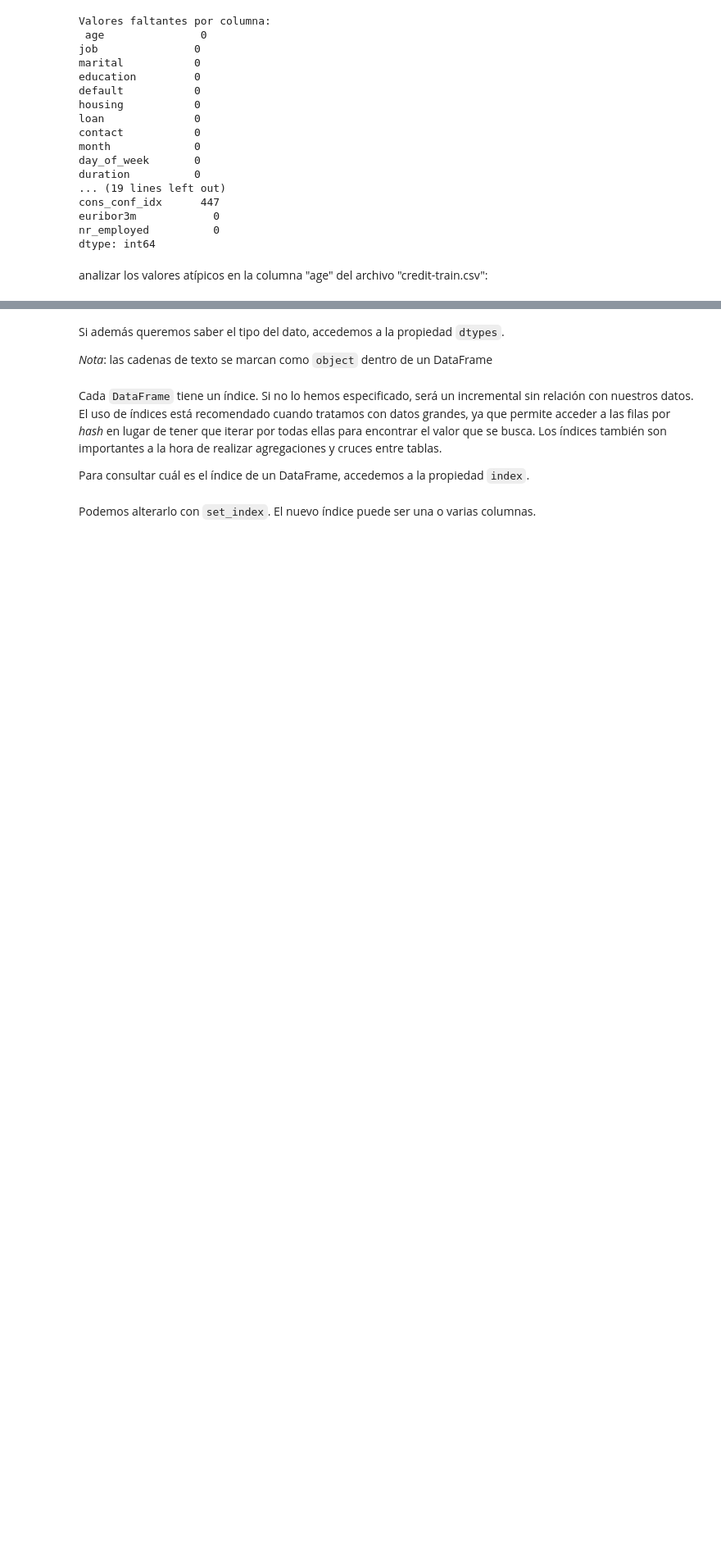
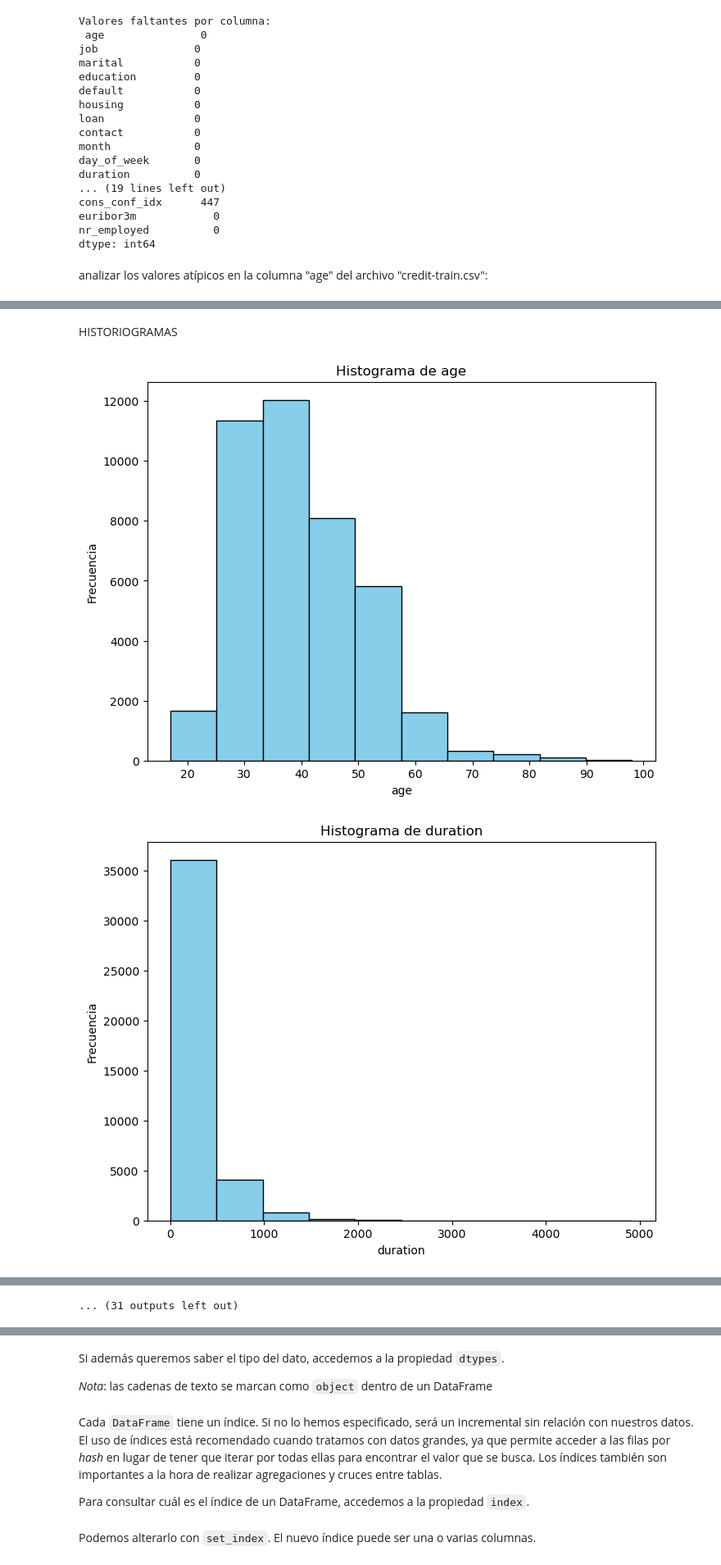
Before and after one commit to mpadinrepo/BIGDATA_IA, a Jupyter notebook: BIGDATA_IA/ML_VANESA/Unidad2_Aprendizaje_Supervisada/Proxecto UD2-20240205/ML.UD2.Supervised-FinalProject.ipynb, the cells around one changed output, grey strips where cells are left out. Shown at 82% size. Saved outputs shown, nothing was run; the diff lists cells and outputs as text; code cells hidden in the pictures; blank space fills up the shorter version.

```diff
--- a/BIGDATA_IA/ML_VANESA/Unidad2_Aprendizaje_Supervisada/Proxecto UD2-20240205/ML.UD2.Supervised-FinalProject.ipynb
+++ b/BIGDATA_IA/ML_VANESA/Unidad2_Aprendizaje_Supervisada/Proxecto UD2-20240205/ML.UD2.Supervised-FinalProject.ipynb
@@ -227,0 +400,42 @@ print("Valores atípicos por columna:\n", outliers)
+# %% [markdown]
+HISTORIOGRAMAS
+# %%
+import matplotlib.pyplot as plt
+import seaborn as sns
+
+# Histogramas para todas las columnas numéricas
+numeric_columns = df.select_dtypes(include=['int64', 'float64']).columns
+for column in numeric_columns:
+    plt.figure(figsize=(8, 6))
+    plt.hist(df[column], bins=10, color='skyblue', edgecolor='black')
+    plt.title(f'Histograma de {column}')
+    plt.xlabel(column)
+    plt.ylabel('Frecuencia')
+    plt.show()
+
+# Diagrama de caja para todas las columnas numéricas
+for column in numeric_columns:
+    plt.figure(figsize=(8, 6))
+    sns.boxplot(x=df[column])
+    plt.title(f'Diagrama de caja de {column}')
+    plt.xlabel(column)
+    plt.show()
+
+# Gráfico de barras para todas las columnas categóricas
+categorical_columns = df.select_dtypes(include=['object']).columns
+for column in categorical_columns:
+    plt.figure(figsize=(8, 6))
+    sns.countplot(x=df[column], palette='viridis')
+    plt.title(f'Gráfico de barras de {column}')
+    plt.xlabel(column)
+    plt.ylabel('Frecuencia')
+    plt.xticks(rotation=45)
+    plt.show()
+
+# Gráficos de dispersión para pares de columnas numéricas
+sns.pairplot(df[numeric_columns], diag_kind='kde')
+plt.suptitle('Gráficos de dispersión de pares de columnas numéricas', y=1.02)
+plt.show()
+# %% [output]
+[figure, added]
+[figure, added]
@@ -227,0 +452 @@ print("Valores atípicos por columna:\n", outliers)
+... (31 outputs left out)
```
Also changed, not shown: parts of 27 cells of this notebook, 1 other file.
